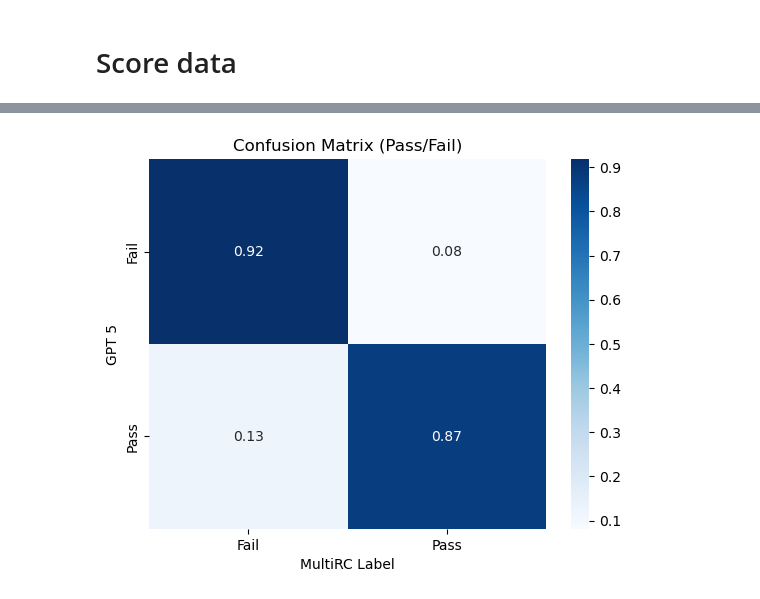
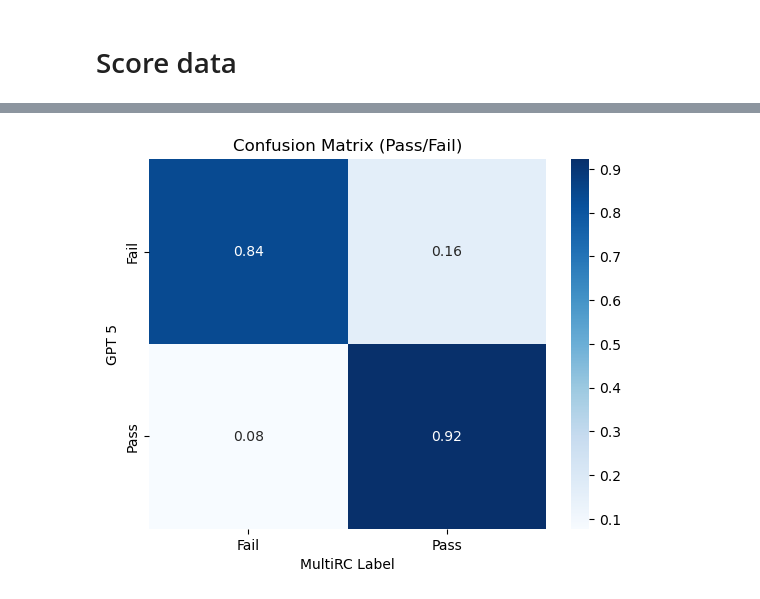
Before and after one commit to learlab/textbook-question-generation, a Jupyter notebook: src/modernbert-on-four-point-scale/5-pseudo-label-multirc-dataset.ipynb, the cells around one changed output, grey strips where cells are left out. Drawn from its saved outputs; the diff is of its cells as text; code cells hidden in the pictures.

```diff
--- a/src/modernbert-on-four-point-scale/5-pseudo-label-multirc-dataset.ipynb
+++ b/src/modernbert-on-four-point-scale/5-pseudo-label-multirc-dataset.ipynb
@@ -462,22 +477,22 @@ plt.show()
-# %%
-crosstab = pd.crosstab(
-    df_filtered["gpt5_score"] > 1,
-    df_filtered["label"] > 0,
-    normalize="index",
-)
-
-sns.heatmap(
-    crosstab,
-    annot=True,
-    fmt=".2f",
-    cmap="Blues",
-    xticklabels=["Fail", "Pass"],
-    yticklabels=["Fail", "Pass"],
-)
-
-plt.xlabel("MultiRC Label")
-plt.ylabel("GPT 5")
-plt.title("Confusion Matrix (Pass/Fail)")
-plt.show()
-# %% [output]
-[figure, removed]
+# %%
+crosstab = pd.crosstab(
+    df["gpt5_score"] > 2,
+    df["label"] > 0,
+    normalize="index",
+)
+
+sns.heatmap(
+    crosstab,
+    annot=True,
+    fmt=".2f",
+    cmap="Blues",
+    xticklabels=["Fail", "Pass"],
+    yticklabels=["Fail", "Pass"],
+)
+
+plt.xlabel("MultiRC Label")
+plt.ylabel("GPT 5")
+plt.title("Confusion Matrix (Pass/Fail)")
+plt.show()
+# %% [output]
+[figure, added]
```
Also changed, not shown: parts of 22 cells of this notebook, 13 other files.
